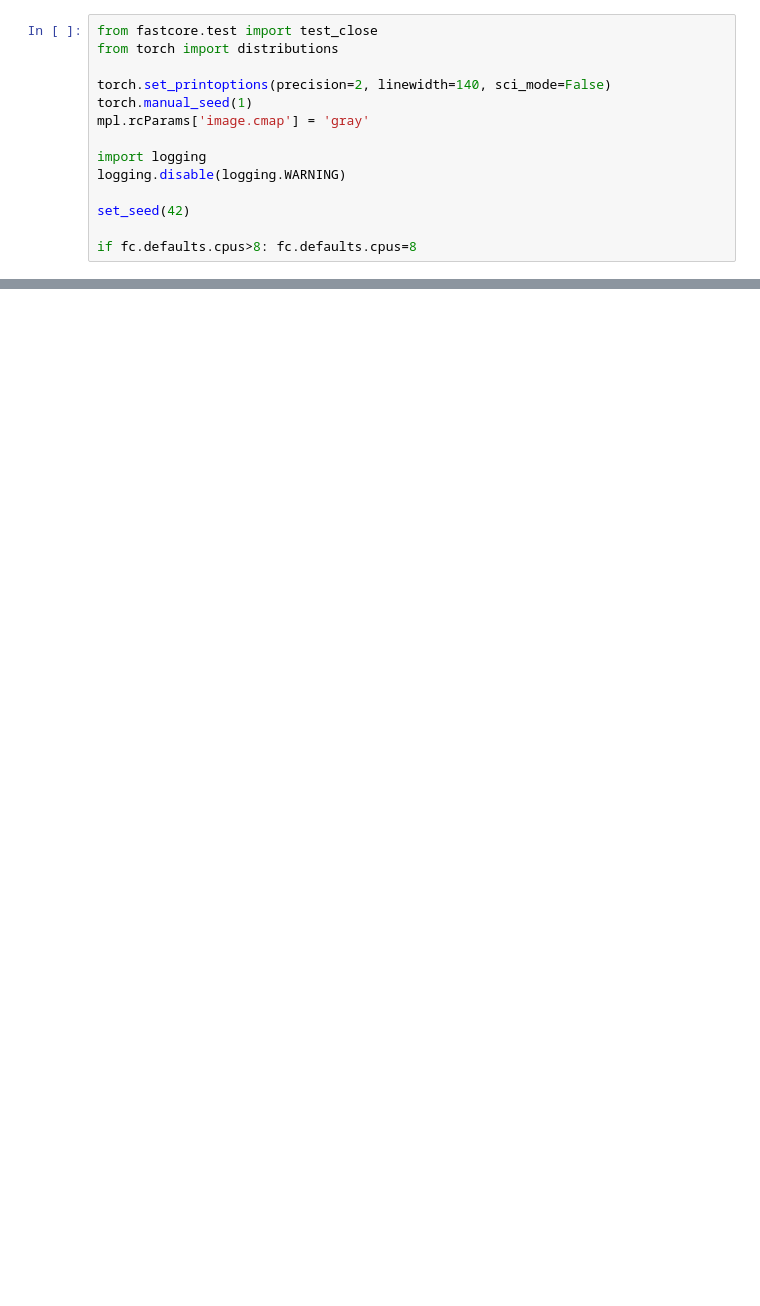
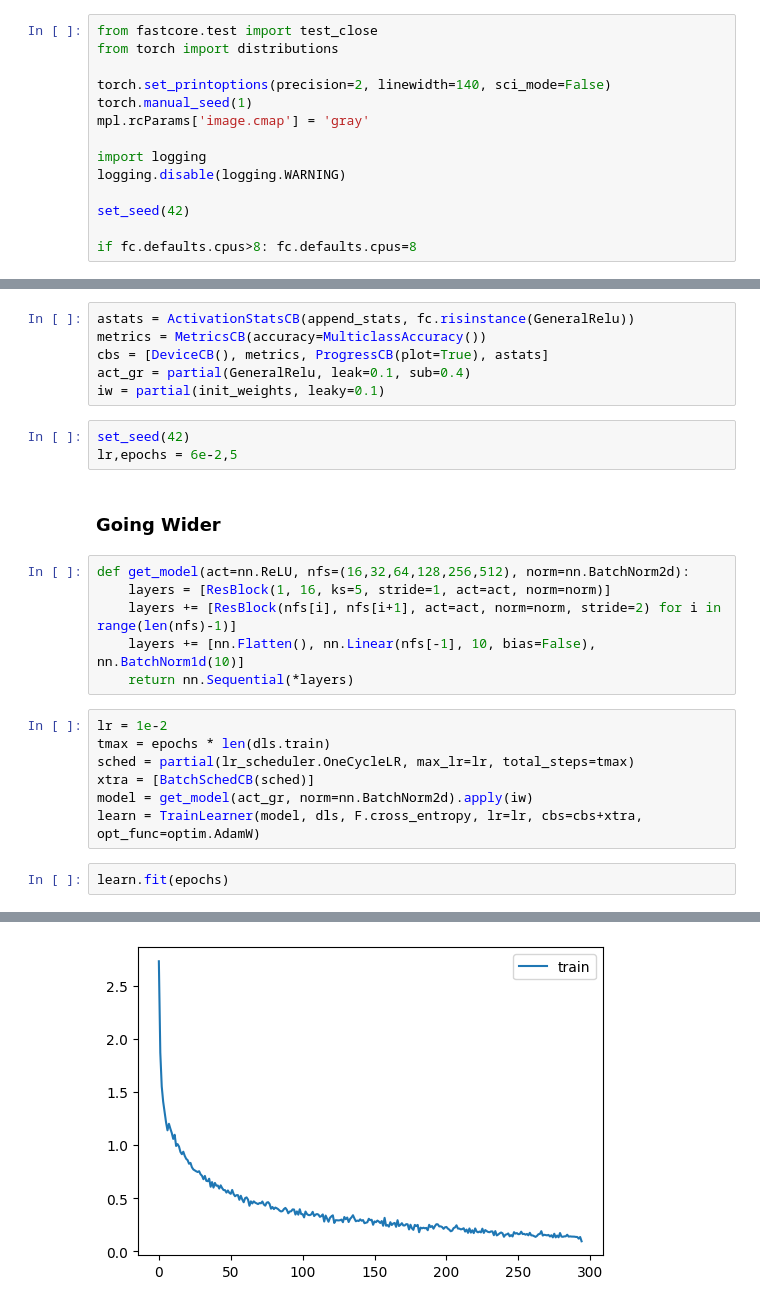
Before and after one commit to fromLittleAcorns/fastai-course-22p, a Jupyter notebook: nbs/14_augment.ipynb, the cells around one changed output, grey strips where cells are left out. Cells and saved outputs as stored; diff of their text form; blank space fills up the shorter version.

Commit message:
general update

```diff
--- a/nbs/14_augment.ipynb
+++ b/nbs/14_augment.ipynb
@@ -46,0 +60,27 @@ if fc.defaults.cpus>8: fc.defaults.cpus=8
+# %%
+astats = ActivationStatsCB(append_stats, fc.risinstance(GeneralRelu))
+metrics = MetricsCB(accuracy=MulticlassAccuracy())
+cbs = [DeviceCB(), metrics, ProgressCB(plot=True), astats]
+act_gr = partial(GeneralRelu, leak=0.1, sub=0.4)
+iw = partial(init_weights, leaky=0.1)
+# %%
+set_seed(42)
+lr,epochs = 6e-2,5
+# %% [markdown]
+### Going Wider
+# %%
+def get_model(act=nn.ReLU, nfs=(16,32,64,128,256,512), norm=nn.BatchNorm2d):
+    layers = [ResBlock(1, 16, ks=5, stride=1, act=act, norm=norm)]
+    layers += [ResBlock(nfs[i], nfs[i+1], act=act, norm=norm, stride=2) for i in range(len(nfs)-1)]
+    layers += [nn.Flatten(), nn.Linear(nfs[-1], 10, bias=False), nn.BatchNorm1d(10)]
+    return nn.Sequential(*layers)
+# %%
+lr = 1e-2
+tmax = epochs * len(dls.train)
+sched = partial(lr_scheduler.OneCycleLR, max_lr=lr, total_steps=tmax)
+xtra = [BatchSchedCB(sched)]
+model = get_model(act_gr, norm=nn.BatchNorm2d).apply(iw)
+learn = TrainLearner(model, dls, F.cross_entropy, lr=lr, cbs=cbs+xtra, opt_func=optim.AdamW)
+# %%
+learn.fit(epochs)
+# %% [output]
@@ -46,0 +98 @@ if fc.defaults.cpus>8: fc.defaults.cpus=8
+[figure, added]
```
Also changed, not shown: parts of 104 cells of this notebook, 17 other files.
